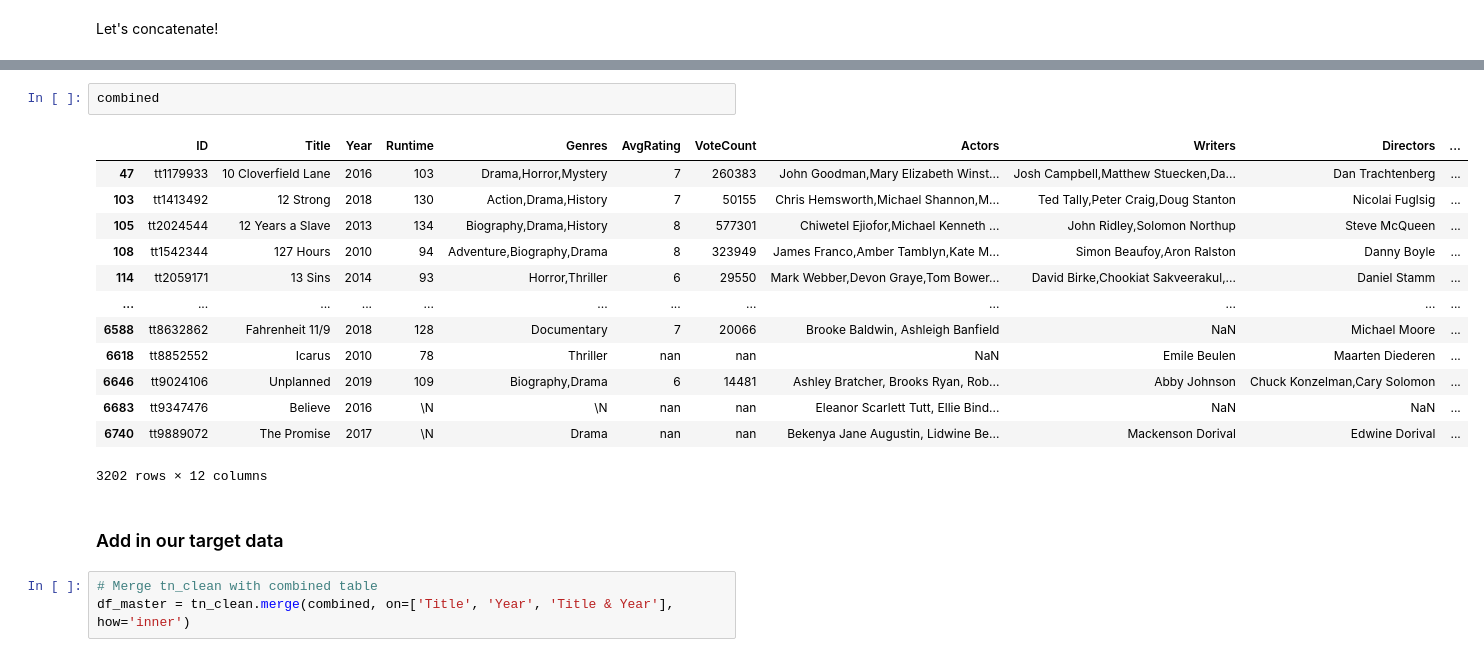
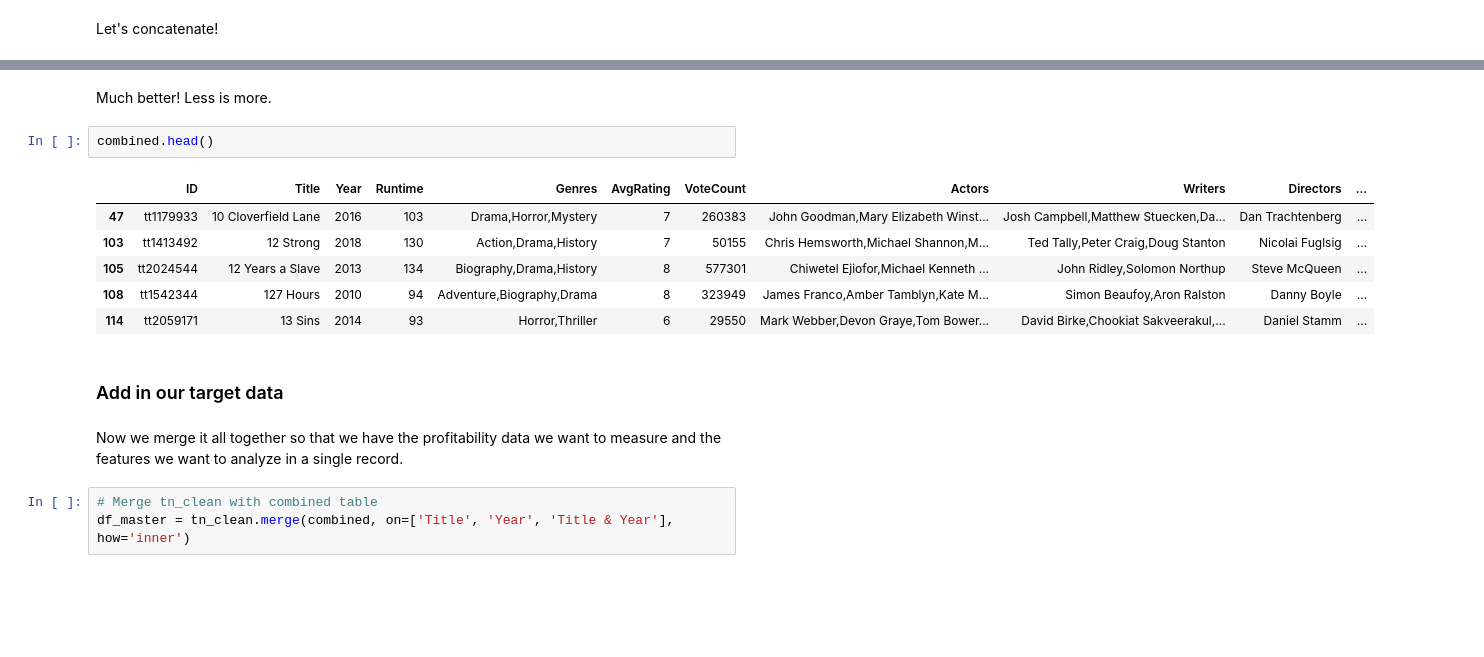
Before and after one commit to ttrechsel/Phase2_Movies, a Jupyter notebook: Code/Data_Cleaning.ipynb, the cells around one changed output, grey strips where cells are left out. Cells and saved outputs as stored; diff of their text form; blank space fills up the shorter version.

```diff
--- a/Code/Data_Cleaning.ipynb
+++ b/Code/Data_Cleaning.ipynb
@@ -337,21 +352,18 @@ combined.shape
+# %% [markdown]
+Much better! Less is more.
 # %%
-combined
+combined.head()
 # %% [output]
 |  | ID | Title | Year | Runtime | Genres | AvgRating | VoteCount | Actors | Writers | Directors | ... |
 | 47 | tt1179933 | 10 Cloverfield Lane | 2016 | 103 | Drama,Horror,Mystery | 7 | 260383 | John Goodman,Mary Elizabeth Winst... | Josh Campbell,Matthew Stuecken,Da... | Dan Trachtenberg | ... |
 | 103 | tt1413492 | 12 Strong | 2018 | 130 | Action,Drama,History | 7 | 50155 | Chris Hemsworth,Michael Shannon,M... | Ted Tally,Peter Craig,Doug Stanton | Nicolai Fuglsig | ... |
 | 105 | tt2024544 | 12 Years a Slave | 2013 | 134 | Biography,Drama,History | 8 | 577301 | Chiwetel Ejiofor,Michael Kenneth ... | John Ridley,Solomon Northup | Steve McQueen | ... |
 | 108 | tt1542344 | 127 Hours | 2010 | 94 | Adventure,Biography,Drama | 8 | 323949 | James Franco,Amber Tamblyn,Kate M... | Simon Beaufoy,Aron Ralston | Danny Boyle | ... |
 | 114 | tt2059171 | 13 Sins | 2014 | 93 | Horror,Thriller | 6 | 29550 | Mark Webber,Devon Graye,Tom Bower... | David Birke,Chookiat Sakveerakul,... | Daniel Stamm | ... |
-| ... | ... | ... | ... | ... | ... | ... | ... | ... | ... | ... | ... |
-| 6588 | tt8632862 | Fahrenheit 11/9 | 2018 | 128 | Documentary | 7 | 20066 | Brooke Baldwin, Ashleigh Banfield | NaN | Michael Moore | ... |
-| 6618 | tt8852552 | Icarus | 2010 | 78 | Thriller | nan | nan | NaN | Emile Beulen | Maarten Diederen | ... |
-| 6646 | tt9024106 | Unplanned | 2019 | 109 | Biography,Drama | 6 | 14481 | Ashley Bratcher, Brooks Ryan, Rob... | Abby Johnson | Chuck Konzelman,Cary Solomon | ... |
-| 6683 | tt9347476 | Believe | 2016 | \N | \N | nan | nan | Eleanor Scarlett Tutt, Ellie Bind... | NaN | NaN | ... |
-| 6740 | tt9889072 | The Promise | 2017 | \N | Drama | nan | nan | Bekenya Jane Augustin, Lidwine Be... | Mackenson Dorival | Edwine Dorival | ... |
-3202 rows × 12 columns
 # %% [markdown]
 ### Add in our target data
+# %% [markdown]
+Now we merge it all together so that we have the profitability data we want to measure and the features we want to analyze in a single record.
 # %%
 # Merge tn_clean with combined table
 df_master = tn_clean.merge(combined, on=['Title', 'Year', 'Title & Year'], how='inner')
```
Also changed, not shown: parts of 11 cells of this notebook, 14 other files.
